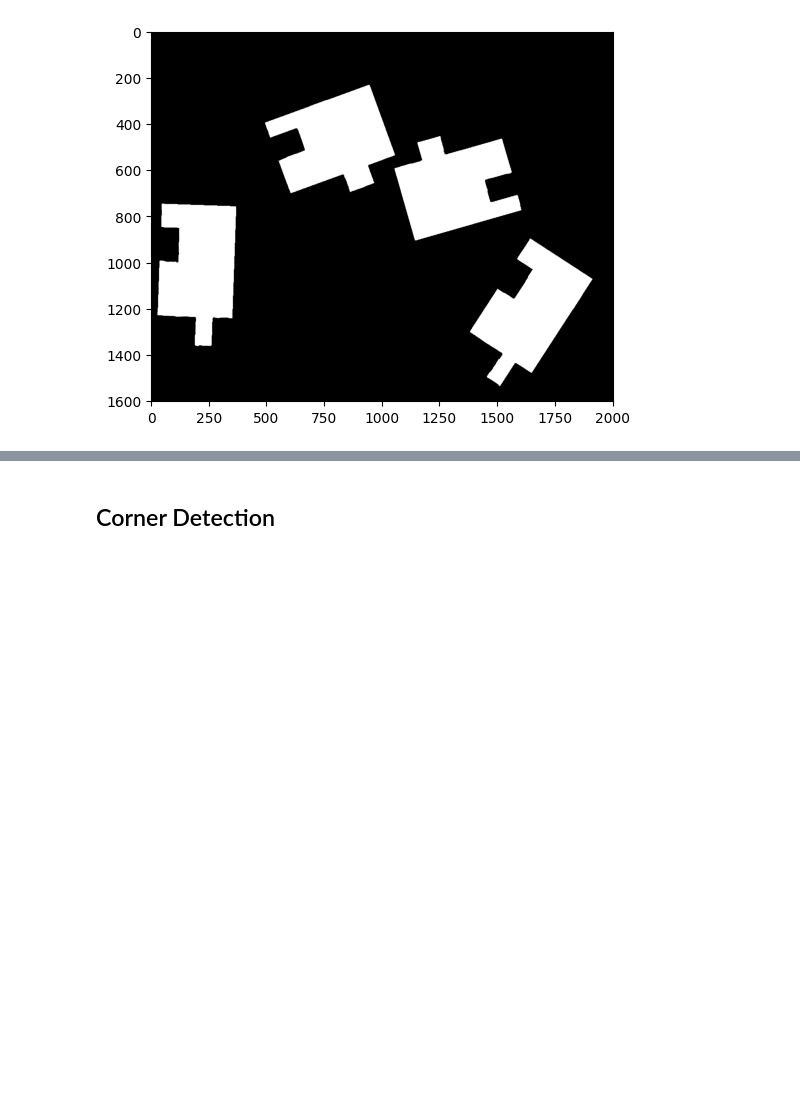
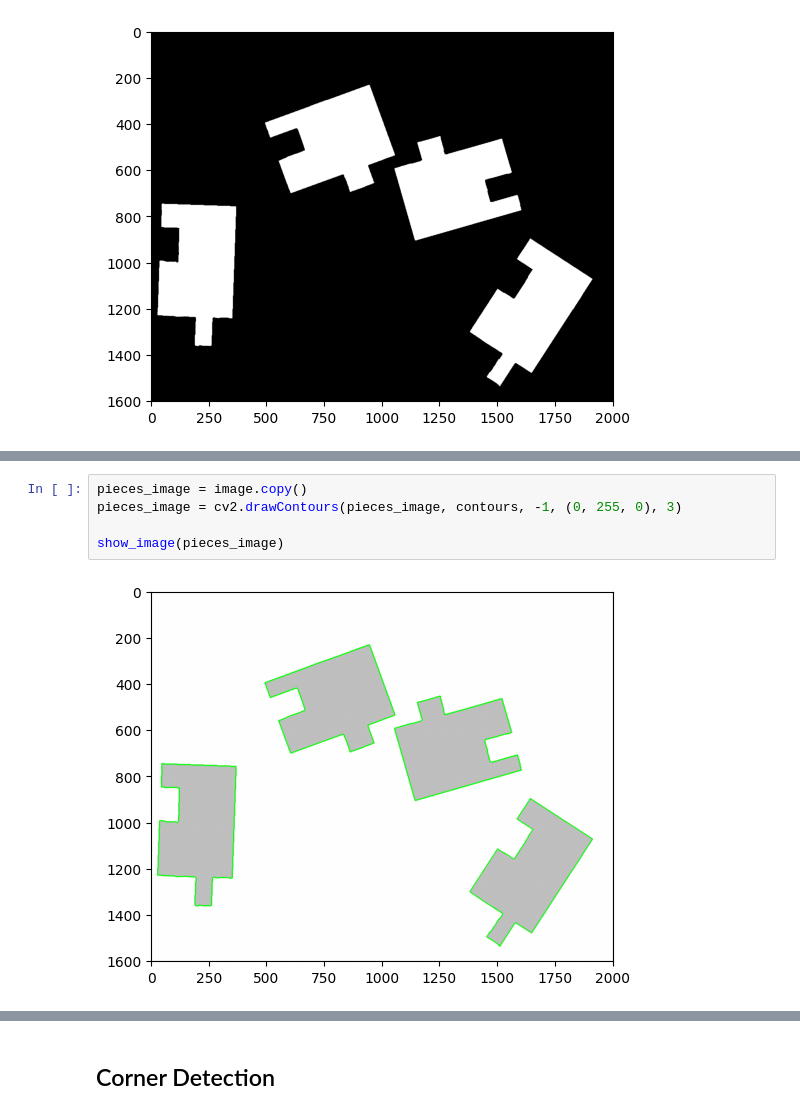
Before and after one commit to Mcapozzolo/PuzzleSimulator, a Jupyter notebook: image_processing/poc_opencv_01.ipynb, the cells around one changed output, grey strips where cells are left out. Drawn from its saved outputs; the diff is of its cells as text; blank space fills up the shorter version.

```diff
--- a/image_processing/poc_opencv_01.ipynb
+++ b/image_processing/poc_opencv_01.ipynb
@@ -64,0 +41,7 @@ for c in contours:
+# %%
+pieces_image = image.copy()
+pieces_image = cv2.drawContours(pieces_image, contours, -1, (0, 255, 0), 3)
+
+show_image(pieces_image)
+# %% [output]
+[figure, added]
```
Also changed, not shown: parts of 11 cells of this notebook.
